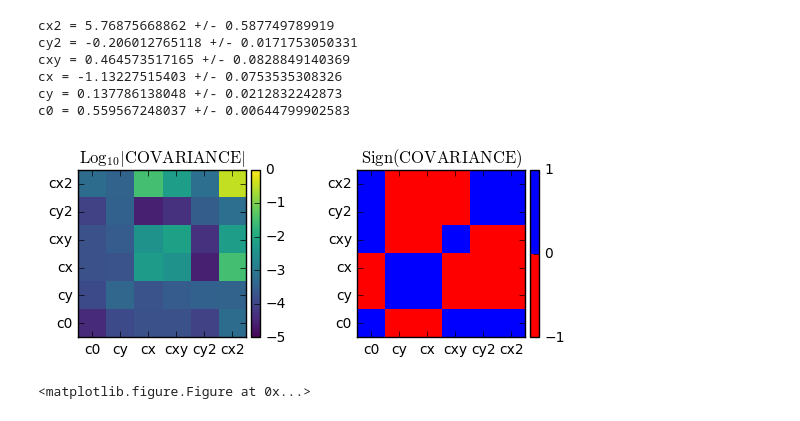
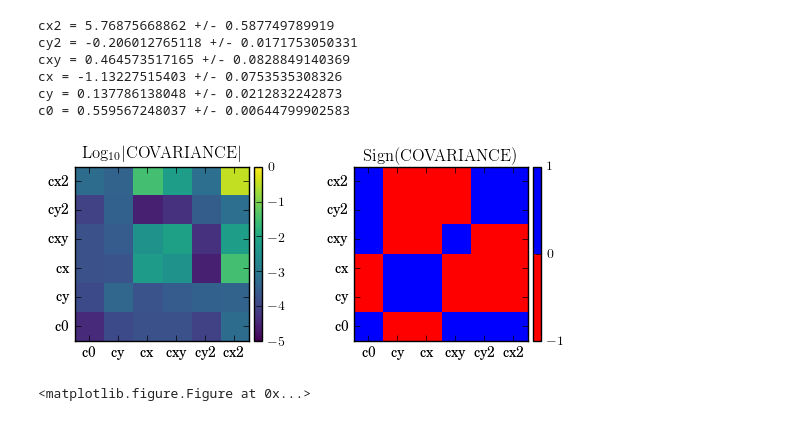
Before and after one commit to mhoffies/UQ-mesa, a Jupyter notebook: QFit.ipynb, the cells around one changed output. Drawn from its saved outputs; the diff is of its cells as text; code cells hidden in the pictures.

Commit message:
Added to jupyter notebook and got some figures from it

```diff
--- a/QFit.ipynb
+++ b/QFit.ipynb
@@ -89,36 +89,41 @@ c0 = 0.559567248037 +/- 0.00644799902583
 labels = ['','cx2', 'cy2', 'cxy', 'cx', 'cy', 'c0']
 
 fig = plt.figure()
+
+plt.rc('text',usetex=True)
+plt.rc('font',family='serif')
 
 ax1 = fig.add_subplot(121)
 divider = make_axes_locatable(ax1)
 cax1 = divider.append_axes('right', size='5%', pad=0.05)
 cmap1 = mpl.cm.get_cmap('viridis')
 bounds1 = [-5,-4,-3,-2,-1,0]
 norm1 = mpl.colors.Normalize(vmin=np.amin(bounds1),vmax=np.amax(bounds1))
 img1 = ax1.imshow(np.log10(np.absolute(pcov)), interpolation='nearest', cmap=cmap1, norm=norm1)
 ax1.invert_xaxis()
 plt.colorbar(img1, cmap=cmap1, cax=cax1, ticks=bounds1, norm=norm1)
 ax1.set_title('$\mathrm{Log_{10} |COVARIANCE|}$')
 ax1.set_yticklabels(labels)
 ax1.set_xticklabels(labels)
 
 ax2 = fig.add_subplot(122)
 divider = make_axes_locatable(ax2)
 cax2 = divider.append_axes('right', size='5%', pad=0.05)
 cmap2 = mpl.colors.ListedColormap(['red','blue'])
 bounds2=[-1,0,1]
 norm2 = mpl.colors.BoundaryNorm(bounds2, cmap2.N)
 img2 = ax2.imshow(np.sign(pcov), interpolation='nearest', cmap=cmap2, norm=norm2)
 ax2.invert_xaxis()
 plt.colorbar(img2, cmap=cmap2, norm=norm2, boundaries=bounds2, ticks=bounds2, cax=cax2)
 ax2.set_title('$\mathrm{Sign(COVARIANCE)}$')
 ax2.set_yticklabels(labels)
 ax2.set_xticklabels(labels)
 
 plt.tight_layout(pad=3)
+
+fig.savefig('covariance.eps',format='eps',dpi=1000)
 # %% [output]
-[figure, old version]
+[figure, new version]
 # %%
 # Plot data
 plt.clf()
```
Also changed, not shown: parts of 2 cells of this notebook, 3 other files.
